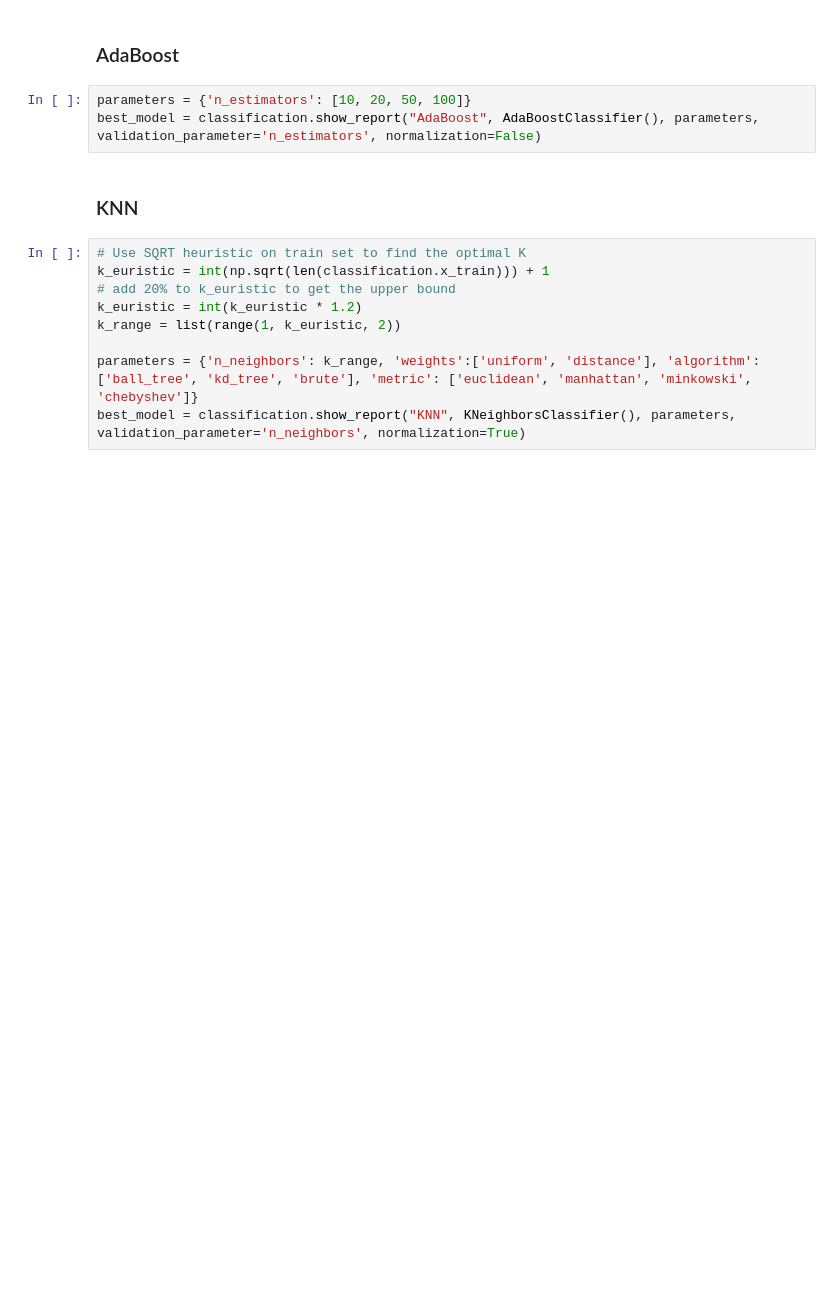
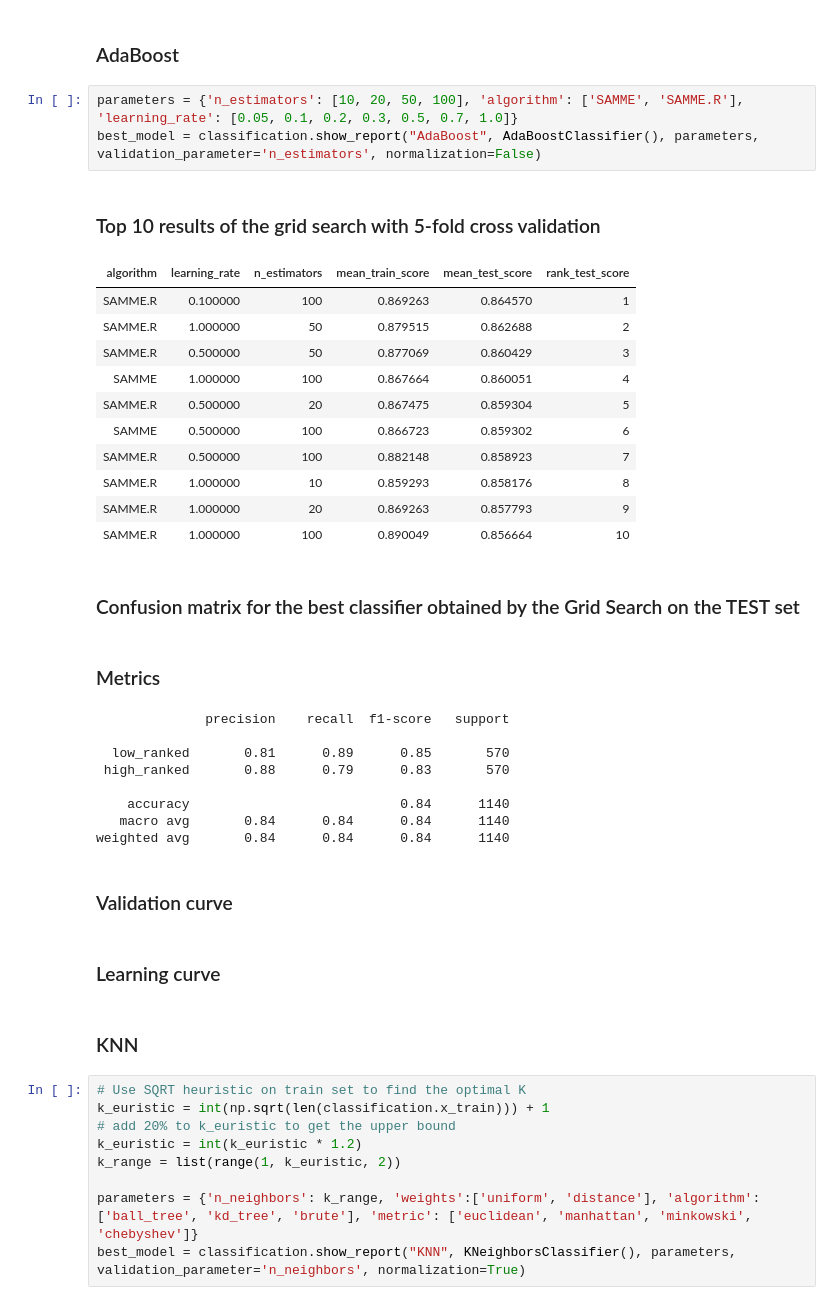
Before and after one commit to reuseman/tennis-match-analysis, a Jupyter notebook: 4_classification.ipynb, the cells around one changed output. Cells and saved outputs as stored; diff of their text form; blank space fills up the shorter version.

Commit message:
Added parameters AdaBoost
.

```diff
--- a/4_classification.ipynb
+++ b/4_classification.ipynb
@@ -333,8 +461,33 @@ best_model = classification.show_report("Random Forest", RandomForestClassifier(
 # %% [markdown]
 ### AdaBoost
 # %%
-parameters = {'n_estimators': [10, 20, 50, 100]}
+parameters = {'n_estimators': [10, 20, 50, 100], 'algorithm': ['SAMME', 'SAMME.R'], 'learning_rate': [0.05, 0.1, 0.2, 0.3, 0.5, 0.7, 1.0]}
 best_model = classification.show_report("AdaBoost", AdaBoostClassifier(), parameters, validation_parameter='n_estimators', normalization=False)
+# %% [output]
+### Top 10 results of the grid search with 5-fold cross validation
+| algorithm | learning_rate | n_estimators | mean_train_score | mean_test_score | rank_test_score |
+| SAMME.R | 0.100000 | 100 | 0.869263 | 0.864570 | 1 |
+| SAMME.R | 1.000000 | 50 | 0.879515 | 0.862688 | 2 |
+| SAMME.R | 0.500000 | 50 | 0.877069 | 0.860429 | 3 |
+| SAMME | 1.000000 | 100 | 0.867664 | 0.860051 | 4 |
+| SAMME.R | 0.500000 | 20 | 0.867475 | 0.859304 | 5 |
+| SAMME | 0.500000 | 100 | 0.866723 | 0.859302 | 6 |
+| SAMME.R | 0.500000 | 100 | 0.882148 | 0.858923 | 7 |
+| SAMME.R | 1.000000 | 10 | 0.859293 | 0.858176 | 8 |
+| SAMME.R | 1.000000 | 20 | 0.869263 | 0.857793 | 9 |
+| SAMME.R | 1.000000 | 100 | 0.890049 | 0.856664 | 10 |
+### Confusion matrix for the best classifier obtained by the Grid Search on the TEST set
+### Metrics
+              precision    recall  f1-score   support
+
+  low_ranked       0.81      0.89      0.85       570
+ high_ranked       0.88      0.79      0.83       570
+
+    accuracy                           0.84      1140
+   macro avg       0.84      0.84      0.84      1140
+weighted avg       0.84      0.84      0.84      1140
+### Validation curve
+### Learning curve
 # %% [markdown]
 ### KNN
 # %%
```
Also changed, not shown: parts of 9 cells of this notebook.
